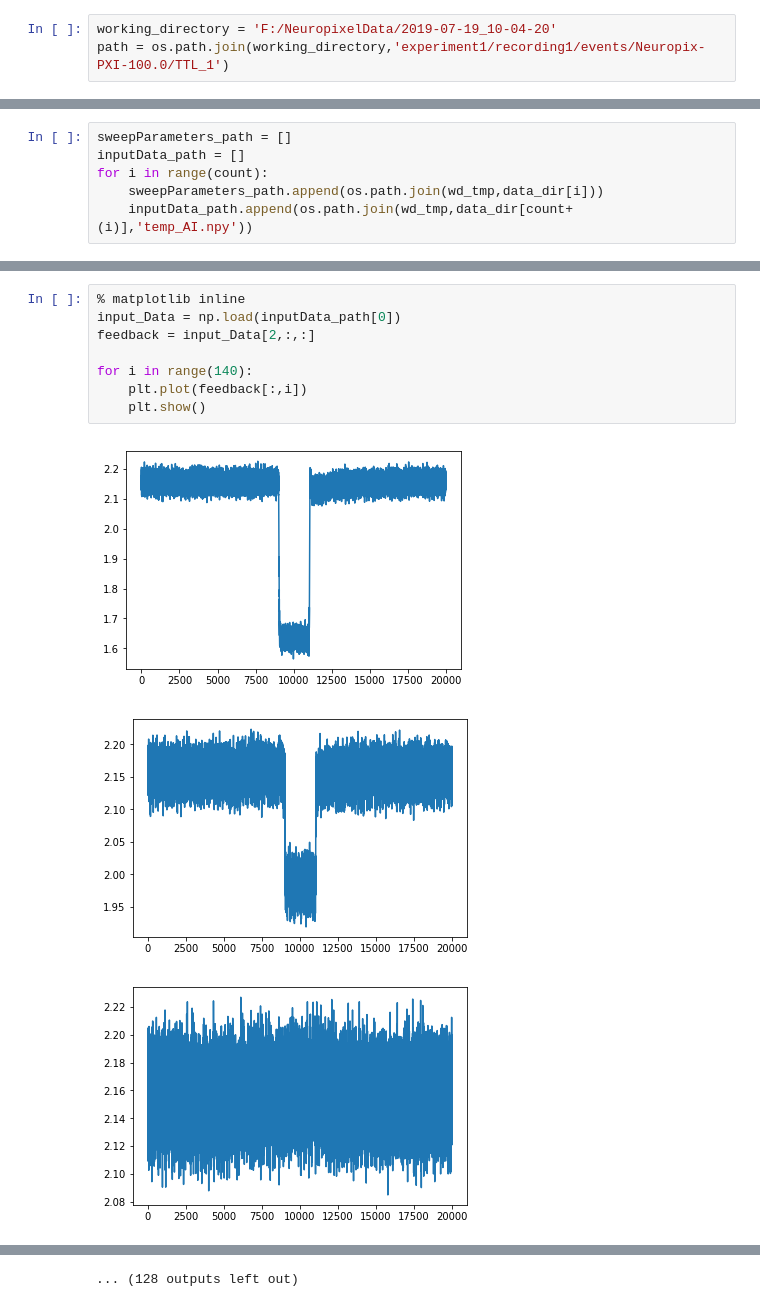
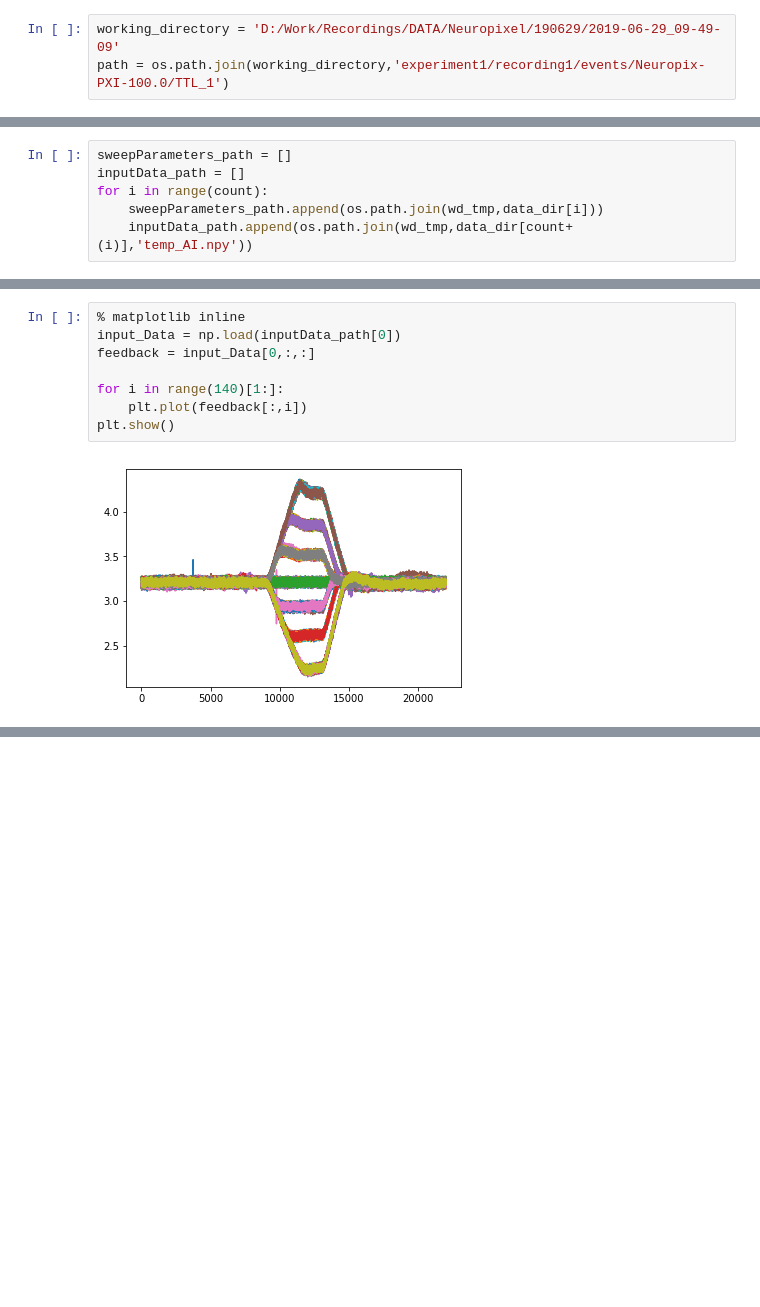
Before and after one commit to tbslv/np_pipeline, a Jupyter notebook: read_metaData_v3.ipynb, the cells around one changed output, grey strips where cells are left out. Cells and saved outputs as stored; diff of their text form; blank space fills up the shorter version.

```diff
--- a/read_metaData_v3.ipynb
+++ b/read_metaData_v3.ipynb
@@ -9,7 +9,7 @@ import os
 
 MAX_NUMBER_OF_EVENTS = int(1e6)
 # %%
-working_directory = 'F:/NeuropixelData/2019-07-19_10-04-20'
+working_directory = 'D:/Work/Recordings/DATA/Neuropixel/190629/2019-06-29_09-49-09'
 path = os.path.join(working_directory,'experiment1/recording1/events/Neuropix-PXI-100.0/TTL_1')
 # %%
 channel_states = np.load(os.path.join(path,'channel_states.npy'))
@@ -113,12 +124,10 @@ inputData_path
 # %%
 % matplotlib inline
 input_Data = np.load(inputData_path[0])
-feedback = input_Data[2,:,:]
+feedback = input_Data[0,:,:]
 
-for i in range(140):
+for i in range(140)[1:]:
     plt.plot(feedback[:,i])
-    plt.show()
+plt.show()
 # %% [output]
-[figure, old version]
+[figure, new version]
-[figure, removed]
-[figure, removed]
@@ -134 +133,0 @@ for i in range(140):
-... (128 outputs left out)
```
Also changed, not shown: parts of 16 cells of this notebook.
